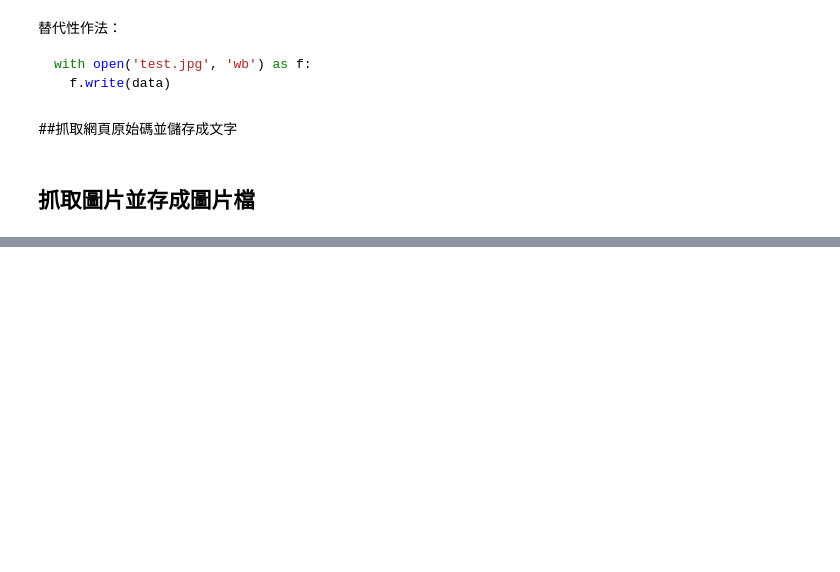
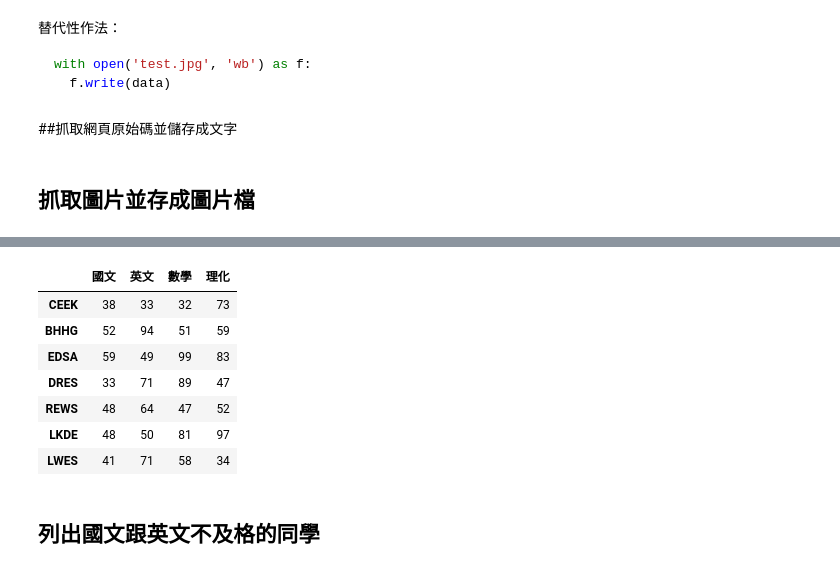
Before and after one commit to JYRUS19/20230205-Python, a Jupyter notebook: 20230304.ipynb, the cells around one changed output, grey strips where cells are left out. Cells and saved outputs as stored; diff of their text form; code cells hidden in the pictures; blank space fills up the shorter version.

```diff
--- a/20230304.ipynb
+++ b/20230304.ipynb
@@ -647,0 +750,14 @@ with open('ninja.jpg', 'wb') as f:
+# %%
+# Filtering
+df[df['國文'] < 60]
+# %% [output]
+|  | 國文 | 英文 | 數學 | 理化 |
+| CEEK | 38 | 33 | 32 | 73 |
+| BHHG | 52 | 94 | 51 | 59 |
+| EDSA | 59 | 49 | 99 | 83 |
+| DRES | 33 | 71 | 89 | 47 |
+| REWS | 48 | 64 | 47 | 52 |
+| LKDE | 48 | 50 | 81 | 97 |
+| LWES | 41 | 71 | 58 | 34 |
+# %% [markdown]
+## 列出國文跟英文不及格的同學
```
Also changed, not shown: parts of 17 cells of this notebook.
